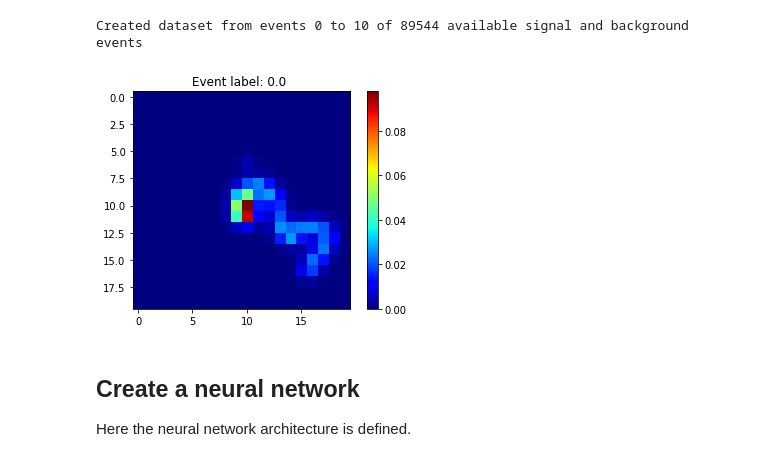
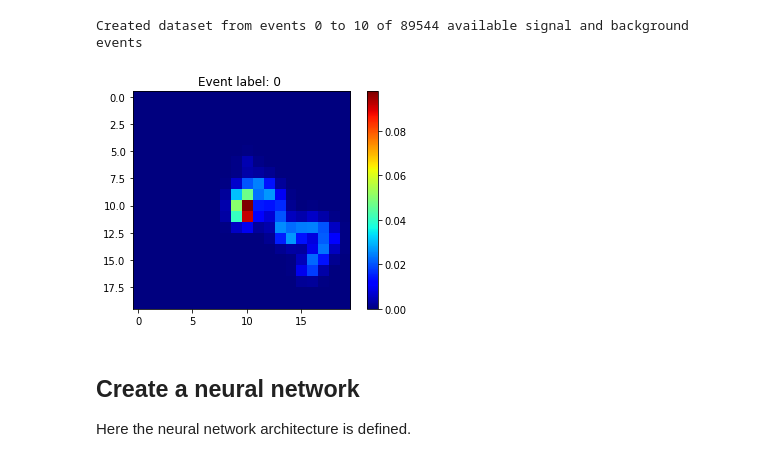
Before and after one commit to jerenner/uscnncourse, a Jupyter notebook: next/NEXT_classification.ipynb, the cells around one changed output. Cells and saved outputs as stored; diff of their text form; code cells hidden in the pictures.

```diff
--- a/next/NEXT_classification.ipynb
+++ b/next/NEXT_classification.ipynb
@@ -129,10 +136,14 @@ class NEXTDataset(Dataset):
             with tb.open_file(datafile, "r") as file:
                 event = torch.tensor(file.root.maps[idx])
 
-        if (CUDA_enabled):
-            return event.cuda(), label.cuda()
-        else:
-            return event, label
+        return event, label
+
+    ## probably this can be remove because we send this objects to CUDA in train() and val()
+
+#         if (CUDA_enabled):
+#             return event.cuda(), label.cuda()
+#         else:
+#             return event, label
 # %%
 Dataset = NEXTDataset(datafile_signal, datafile_background, nstart=0, nend=10)
 # %% [output]
@@ -140,12 +151,12 @@ Created dataset from events 0 to 10 of 89544 available signal and background eve
 # %%
 event, label = Dataset[10]
 
-plt.title(f"Event label: {label.item()} ")
+plt.title(f"Event label: {int(label.item())} ")
 plt.imshow(event.sum(dim=2), cmap='jet')
 plt.imshow(event.sum(dim=2), cmap='jet')
 plt.colorbar();
 # %% [output]
-[figure, old version]
+[figure, new version]
 # %% [markdown]
 ## Create a neural network
 Here the neural network architecture is defined.
```
Also changed, not shown: parts of 8 cells of this notebook.
